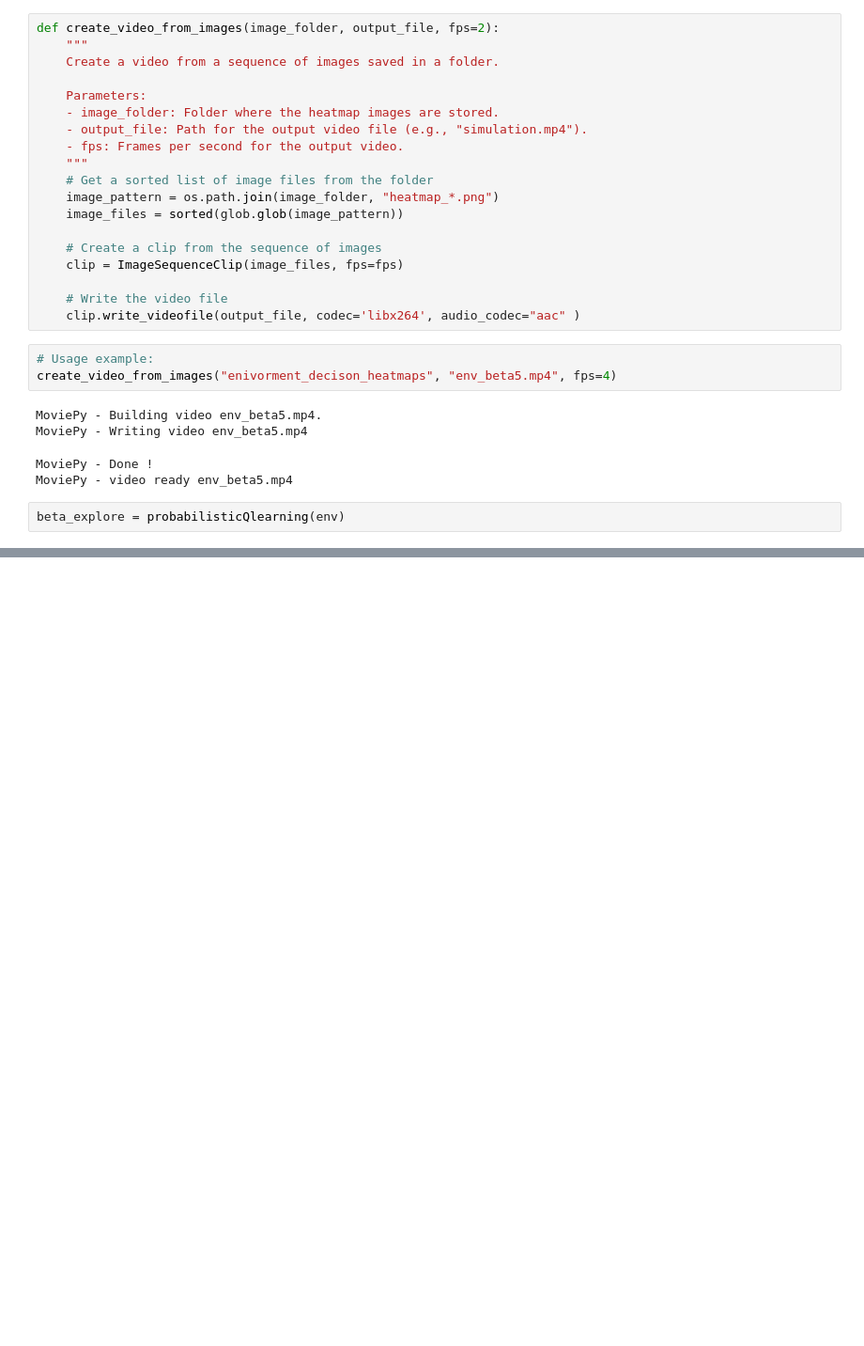
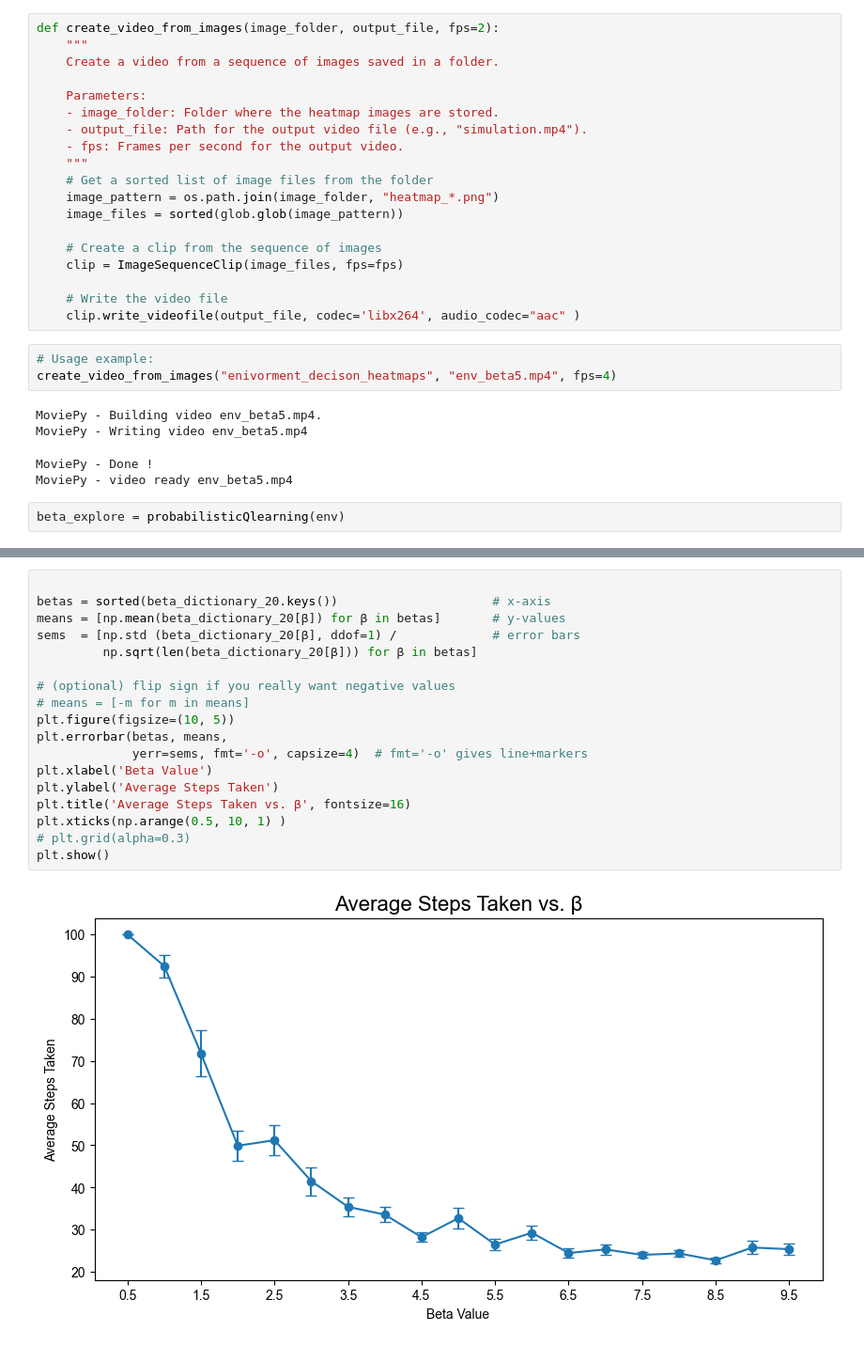
Before and after one commit to iulia-rusu/Information-to-Go, a Jupyter notebook: probabilistic_qlearning.ipynb, the cells around one changed output, grey strips where cells are left out. Shown: that part at 94% size. Saved outputs shown, nothing was run; the diff lists cells and outputs as text; blank space fills up the shorter version.

```diff
--- a/probabilistic_qlearning.ipynb
+++ b/probabilistic_qlearning.ipynb
@@ -1315,2 +1406,22 @@ beta_dictionary
+# %%
+
+betas = sorted(beta_dictionary_20.keys())                     # x‑axis
+means = [np.mean(beta_dictionary_20[β]) for β in betas]       # y‑values
+sems  = [np.std (beta_dictionary_20[β], ddof=1) /             # error bars
+         np.sqrt(len(beta_dictionary_20[β])) for β in betas]
+
+# (optional) flip sign if you really want negative values
+# means = [-m for m in means]
+plt.figure(figsize=(10, 5))
+plt.errorbar(betas, means,
+             yerr=sems, fmt='-o', capsize=4)  # fmt='-o' gives line+markers
+plt.xlabel('Beta Value')
+plt.ylabel('Average Steps Taken')
+plt.title('Average Steps Taken vs. β', fontsize=16)
+plt.xticks(np.arange(0.5, 10, 1) )
+# plt.grid(alpha=0.3)
+plt.show()
+# %% [output]
+[figure, added]
 # %%
 #plot each value in the dictionary
```
Also changed, not shown: parts of 20 cells of this notebook, 53 other files.
